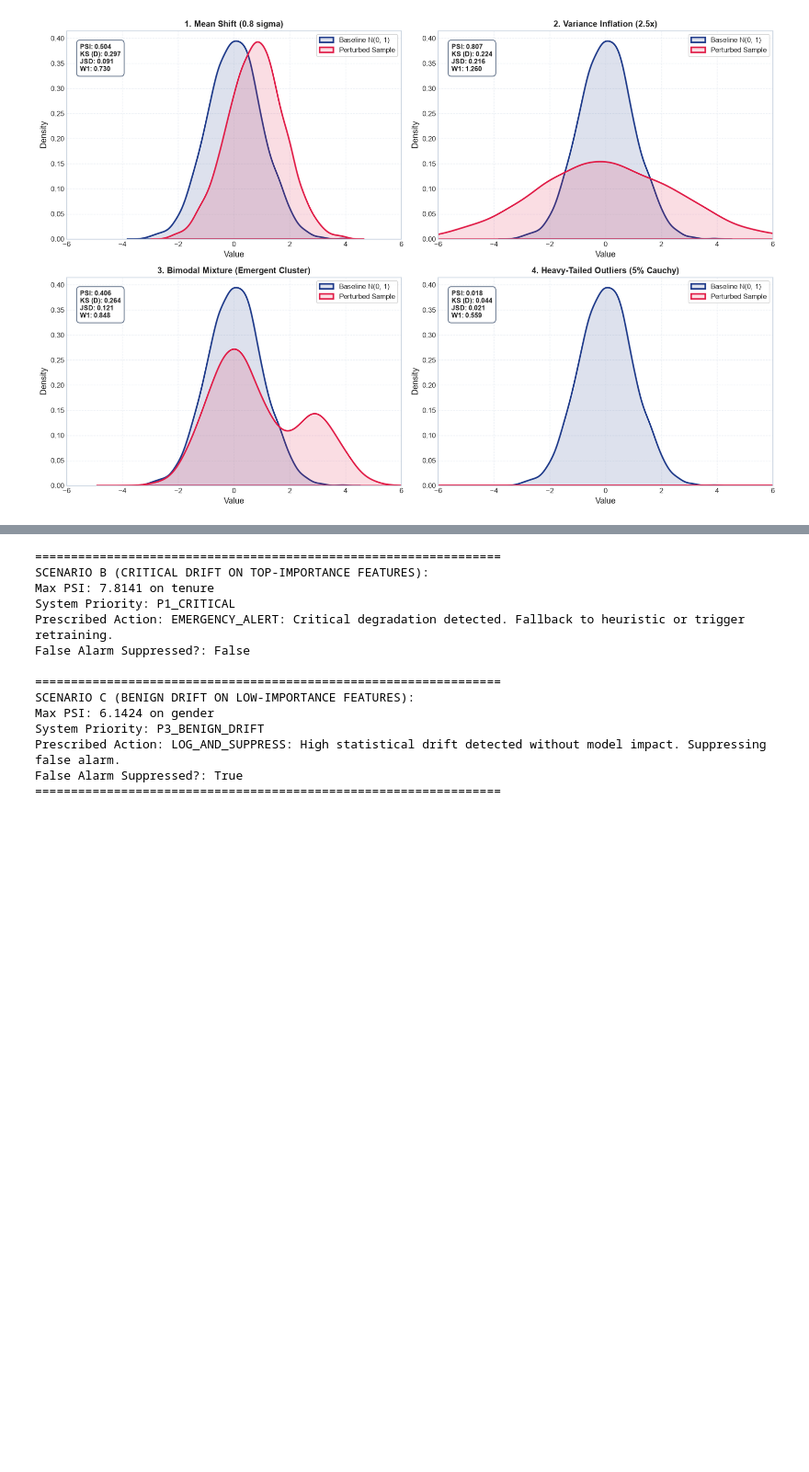
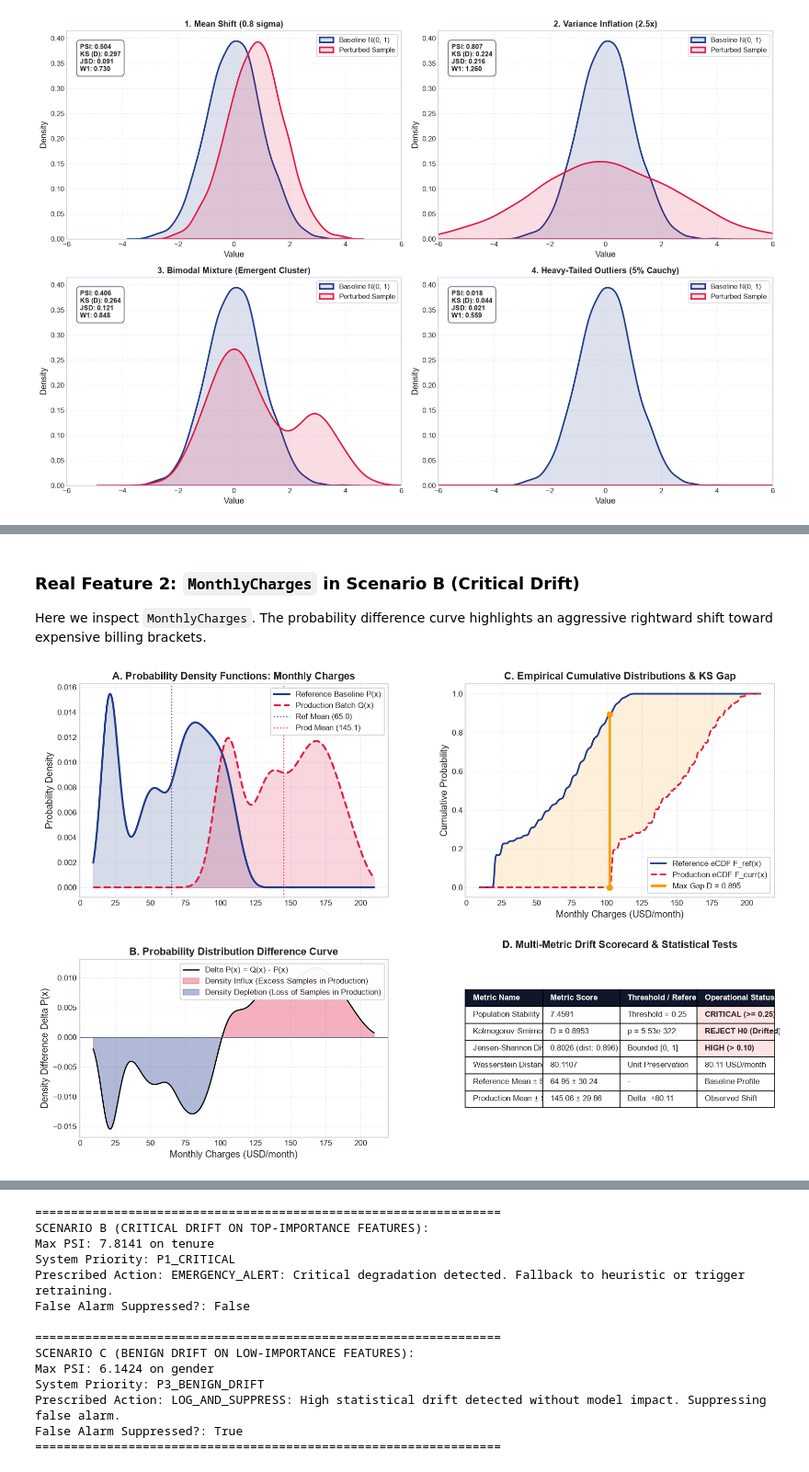
Before and after one commit to jpb989/data_analytics, a Jupyter notebook: drift_detection_metrics_guide.ipynb, the cells around one changed output, grey strips where cells are left out. Shown at 92% size. Drawn from its saved outputs; the diff is of its cells as text; code cells hidden in the pictures; blank space fills up the shorter version.

```diff
--- a/drift_detection_metrics_guide.ipynb
+++ b/drift_detection_metrics_guide.ipynb
@@ -672,0 +881,15 @@ Below, we import our project's production modules:
+# %% [markdown]
+### Real Feature 2: `MonthlyCharges` in Scenario B (Critical Drift)
+Here we inspect `MonthlyCharges`. The probability difference curve highlights an aggressive rightward shift toward expensive billing brackets.
+# %%
+ref_charges = pd.to_numeric(train_df["MonthlyCharges"], errors="coerce").values
+crit_charges = pd.to_numeric(batch_crit["MonthlyCharges"], errors="coerce").values
+
+plot_distribution_difference_and_metrics(
+    reference=ref_charges,
+    current=crit_charges,
+    feature_name="Monthly Charges",
+    units="USD/month"
+)
+# %% [output]
+[figure, added]
```
Also changed, not shown: parts of 19 cells of this notebook.
